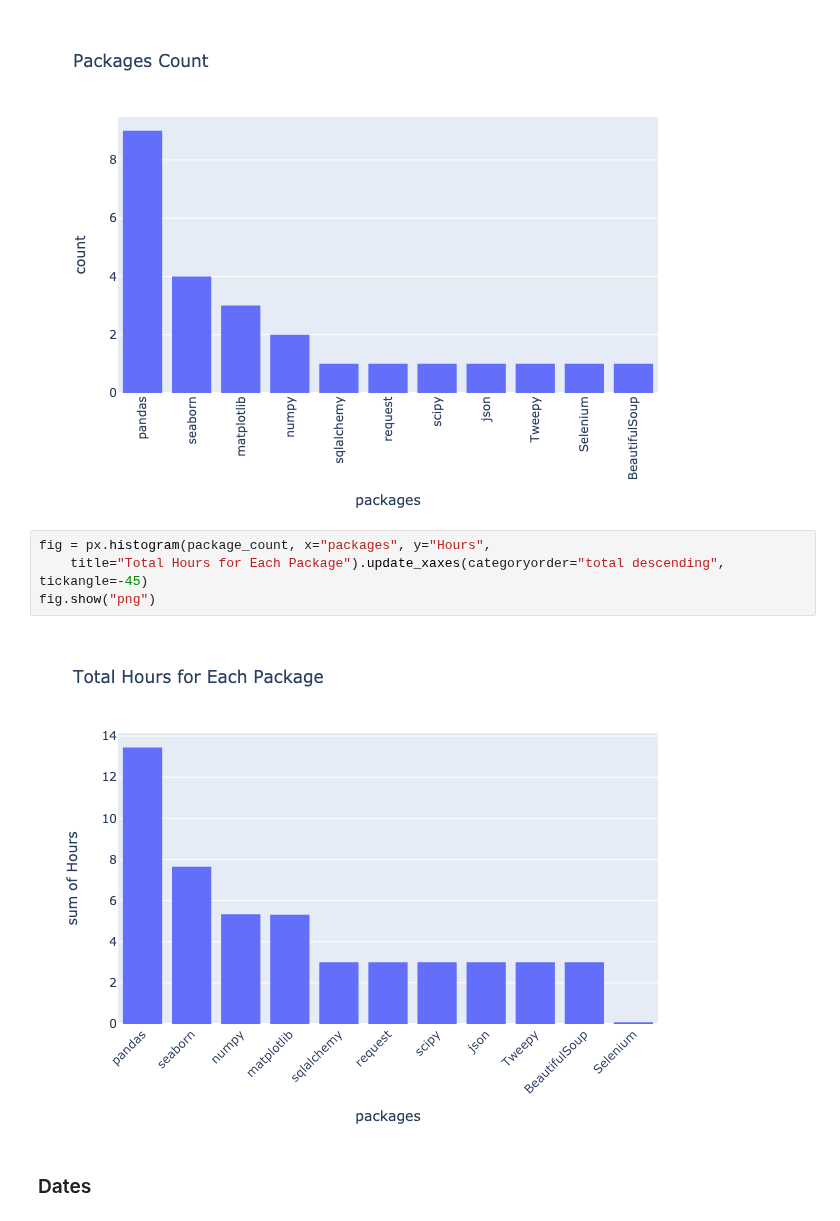
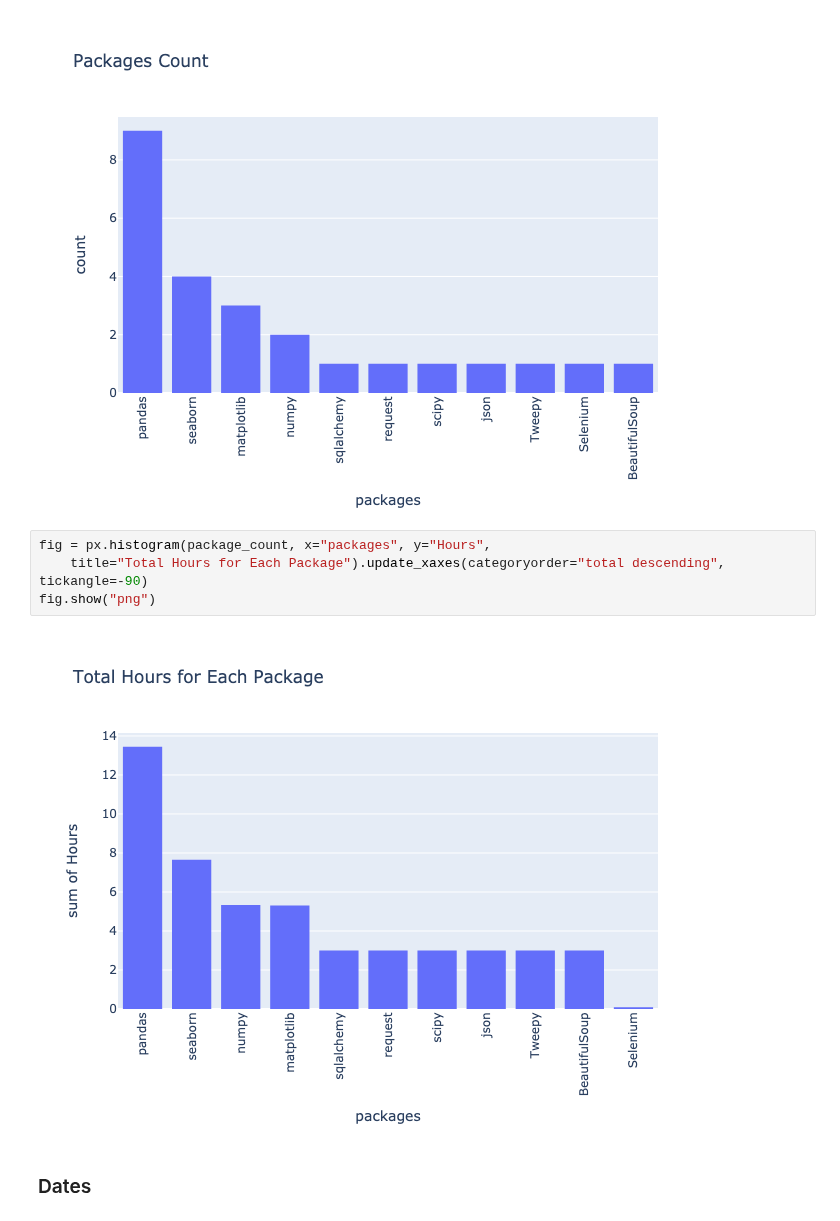
Before and after one commit to franco3x/Notion-66-Days-of-Data, a Jupyter notebook: Notion 66 Days of Data.ipynb, the cells around one changed output. Cells and saved outputs as stored; diff of their text form.

```diff
--- a/Notion 66 Days of Data.ipynb
+++ b/Notion 66 Days of Data.ipynb
@@ -445,10 +445,10 @@ fig.show("png")
 [figure]
 # %%
 fig = px.histogram(package_count, x="packages", y="Hours",
-    title="Total Hours for Each Package").update_xaxes(categoryorder="total descending", tickangle=-45)
+    title="Total Hours for Each Package").update_xaxes(categoryorder="total descending", tickangle=-90)
 fig.show("png")
 # %% [output]
-[figure, old version]
+[figure, new version]
 # %% [markdown]
 ### Dates
 # %%
```
Also changed, not shown: 3 other files.
